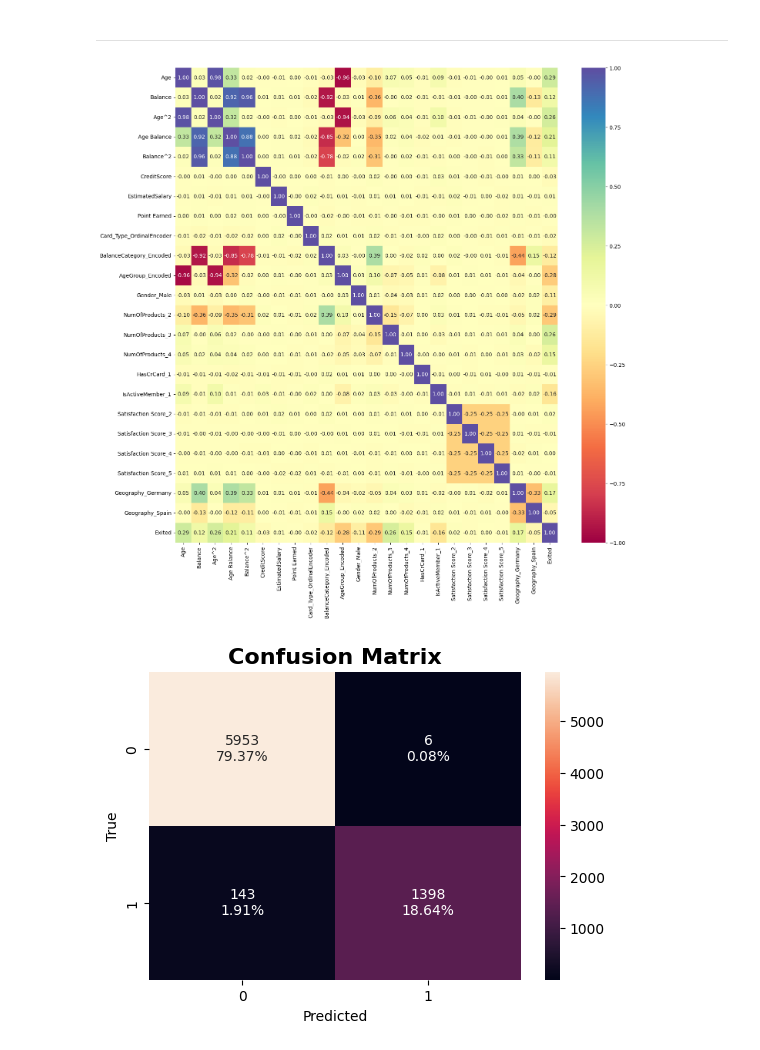
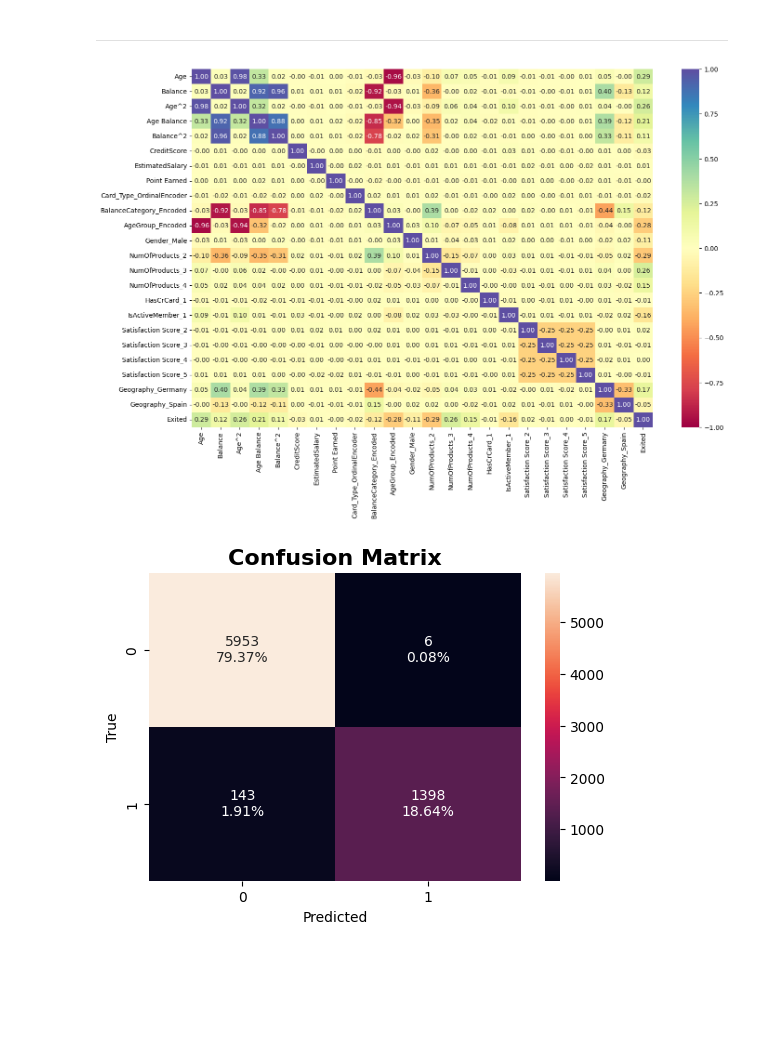
Before and after one commit to rvanguita/bank_customer_churn, a Jupyter notebook: main.ipynb, the cells around one changed output. Drawn from its saved outputs; the diff is of its cells as text; code cells hidden in the pictures; blank space fills up the shorter version.

```diff
--- a/main.ipynb
+++ b/main.ipynb
@@ -324,12 +324,12 @@ features_drop = ['AgeGroup', 'BalanceCategory']
 # %%
 df_corr = df_feature.drop(features_drop, axis=1)
 df_corr = pd.concat([df_corr, df['Exited']], axis=1)
 
-plt.figure(figsize=(16, 16))
+plt.figure(figsize=(16, 10))
 sns.heatmap(df_corr.corr(), annot=True, vmin=-1, vmax=1, fmt=".2f", cmap="Spectral")
 plt.show()
 # %% [output]
-[figure, old version]
+[figure, new version]
 # %%
 X = df_feature.drop(features_drop, axis=1).values
 y = df['Exited'].values
```
Also changed, not shown: parts of 8 cells of this notebook, 1 other file.
